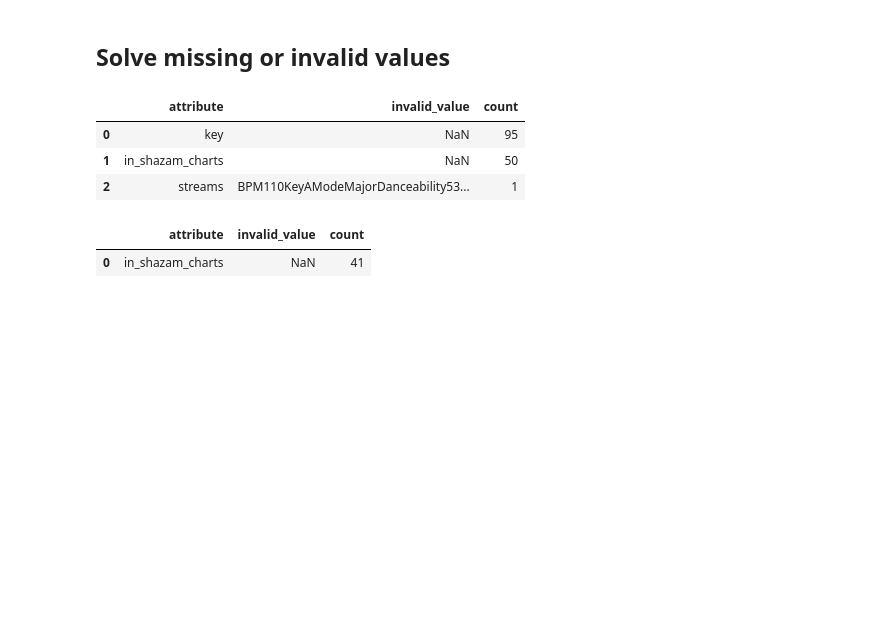
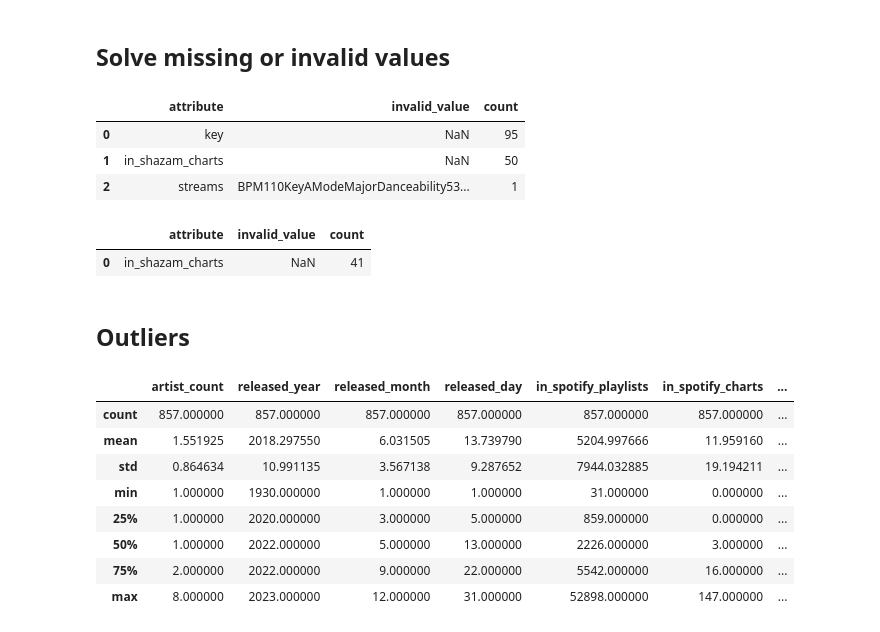
Before and after one commit to juanma-rm/ML_misc, a Jupyter notebook: Most_Streamed_Spotify_Songs_2023/spotify-2023.ipynb, the cells around one changed output. Cells and saved outputs as stored; diff of their text form; code cells hidden in the pictures; blank space fills up the shorter version.

```diff
--- a/Most_Streamed_Spotify_Songs_2023/spotify-2023.ipynb
+++ b/Most_Streamed_Spotify_Songs_2023/spotify-2023.ipynb
@@ -187,3 +214,17 @@ check_dataset(dataset_cleaned)
 # %% [output]
 |  | attribute | invalid_value | count |
 | 0 | in_shazam_charts | NaN | 41 |
+# %% [markdown]
+<h2> Outliers </h2>
+# %%
+dataset_cleaned.describe()
+# %% [output]
+|  | artist_count | released_year | released_month | released_day | in_spotify_playlists | in_spotify_charts | ... |
+| count | 857.000000 | 857.000000 | 857.000000 | 857.000000 | 857.000000 | 857.000000 | ... |
+| mean | 1.551925 | 2018.297550 | 6.031505 | 13.739790 | 5204.997666 | 11.959160 | ... |
+| std | 0.864634 | 10.991135 | 3.567138 | 9.287652 | 7944.032885 | 19.194211 | ... |
+| min | 1.000000 | 1930.000000 | 1.000000 | 1.000000 | 31.000000 | 0.000000 | ... |
+| 25% | 1.000000 | 2020.000000 | 3.000000 | 5.000000 | 859.000000 | 0.000000 | ... |
+| 50% | 1.000000 | 2022.000000 | 5.000000 | 13.000000 | 2226.000000 | 3.000000 | ... |
+| 75% | 2.000000 | 2022.000000 | 9.000000 | 22.000000 | 5542.000000 | 16.000000 | ... |
+| max | 8.000000 | 2023.000000 | 12.000000 | 31.000000 | 52898.000000 | 147.000000 | ... |
```
Also changed, not shown: parts of 9 cells of this notebook.
